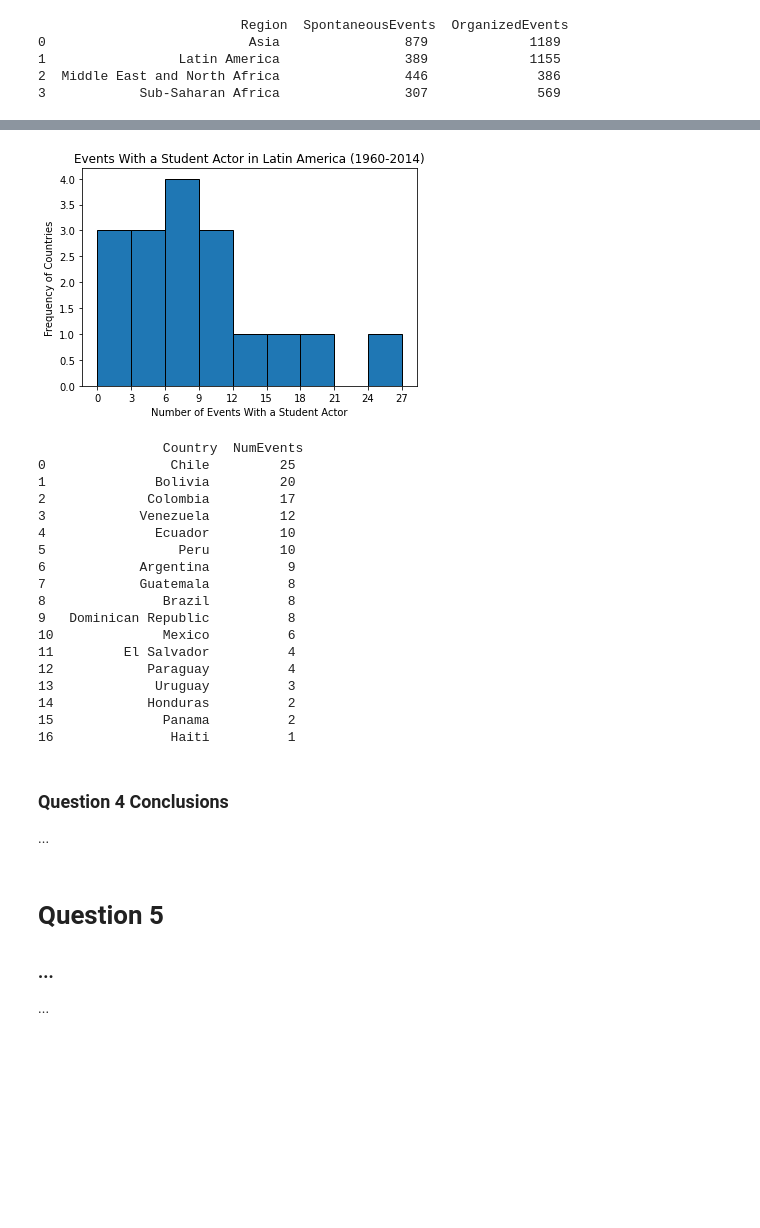
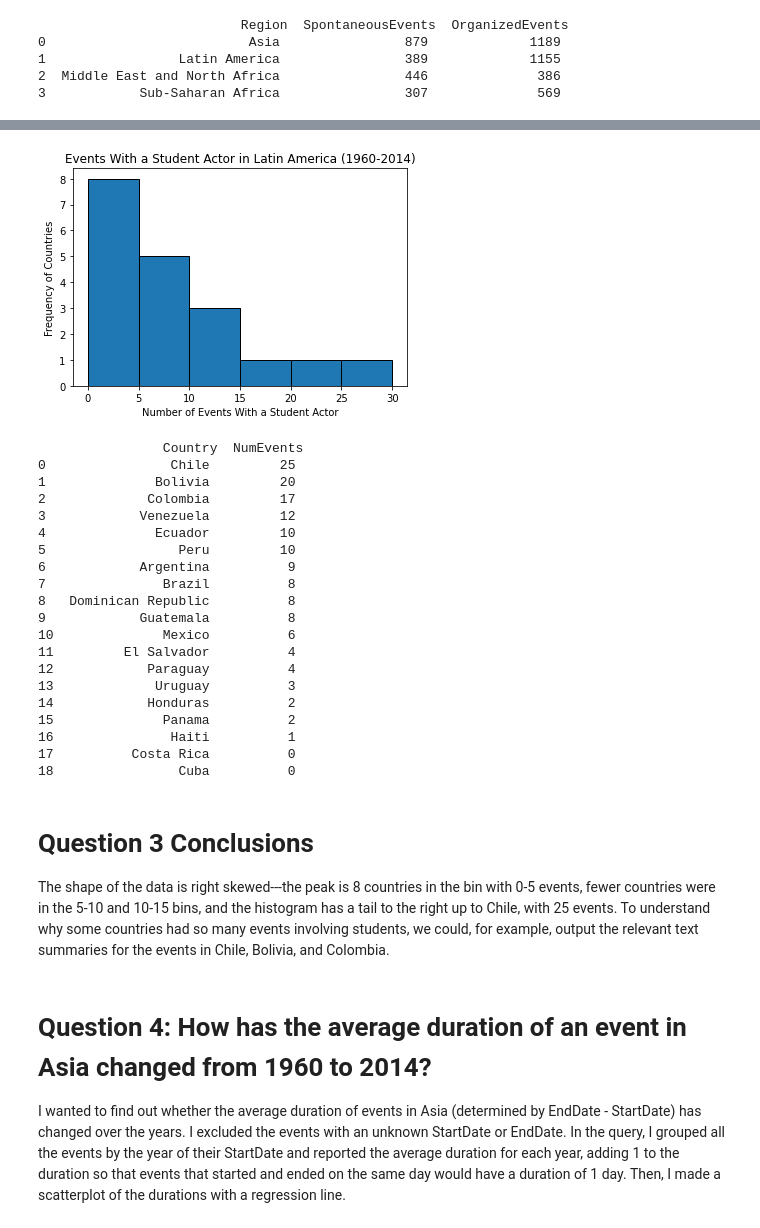
Before and after one commit to andrewcheung27/csc365-lab8, a Jupyter notebook: Lab8-acheun29.ipynb, the cells around one changed output, grey strips where cells are left out. Cells and saved outputs as stored; diff of their text form; code cells hidden in the pictures; blank space fills up the shorter version.

```diff
--- a/Lab8-acheun29.ipynb
+++ b/Lab8-acheun29.ipynb
@@ -309,18 +182,19 @@ def execute_sql(cursor):
                                 "OR INSTR(pt.ProblemType, 'Warfare') > 0))"
                    "SELECT dems.Num AS Demonstrations, riots.Num AS Riots, "
                         "terr.Num AS Terrorism, "
-                        "aw.Num AS `Warfare/Armed Incident` "
+                        "aw.Num AS `Warfare/Armed Incident`, "
+                        "dems.Num + riots.Num + terr.Num + aw.Num AS Total "
                    "FROM dems, riots, terr, aw;")
 
     records = cursor.fetchall()
-    df = pd.DataFrame(records, columns=["Demonstrations", "Riots", "Terrorism", "Warfare/Armed Incident"])
-    nums = [float(x) for x in df.iloc[0].tolist()]
-    categories = df.columns
+    df = pd.DataFrame(records, columns=["Demonstrations", "Riots", "Terrorism", "Warfare/Armed Incident", "Total"])
+    nums = [float(x) for x in df.iloc[0].tolist()][0:4]
+    categories = df.columns[0:4]
 
     # pie chart
     plt.figure(figsize=(10, 8), dpi=80, facecolor="white")
     plt.pie(nums, labels=categories, autopct='%.2f%%')
-    plt.title("Types of Urban Unrest Events in Sub-Saharan Africa (1960-2014)")
+    plt.title("Types of Urban Unrest Events Targeting the Government in Sub-Saharan Africa (1960-2014)")
     plt.show()
 
     print("\n\n", df)
@@ -394,19 +266,18 @@ def execute_sql(cursor):
                             "AND Cities.Country = Countries.ISO3 "
                             "AND Countries.Region = 'Latin America' "
                             "AND INSTR(ea.actor, 'Students') > 0 "
-                            # "AND YEAR(e.StartDate) < 2000 "
                             "AND YEAR(e.StartDate) >= 1964 "
                             "AND YEAR(e.StartDate) <= 2014 "
                        "GROUP BY Countries.Country) "
-                    "SELECT Country, IFNULL(Num, 0) AS EventsWithStudentActor "
-                    "FROM (SELECT Country FROM Countries WHERE Region = 'Latin America') AS latam"
+                   "SELECT Country, IFNULL(Num, 0) AS NumEvents "
+                   "FROM (SELECT Country FROM Countries WHERE Region = 'Latin America') AS latam "
                         "LEFT JOIN with_students USING(Country) "
-                    "ORDER BY EventsWithStudentActor DESC;")
+                   "ORDER BY NumEvents DESC;")
 
     records = cursor.fetchall()
     df = pd.DataFrame(records, columns=["Country", "NumEvents"])
 
-    bins = [0, 3, 6, 9, 12, 15, 18, 21, 24, 27]
+    bins = [0, 5, 10, 15, 20, 25, 30]
     ax = plt.subplots()[1]
     ax.set_xticks(bins)
 
@@ -428,34 +299,34 @@ def main():
         passString = pwdFile.readline().strip()
     except FileNotFoundError as e:
         print(e)
         return 1
 
     hostName = "mysql.labthreesixfive.com"
     portName = "3306"
 
     connector = None
     cursor = None
     try:
         connector = mysql.connector.connect(host=hostName, port=portName,
                                             database=dbName, user=userName,
                                             password=passString)
         cursor = connector.cursor()
         execute_sql(cursor)
 
     except Error as e:
         print("connection error:", e)
 
     finally:
         if connector is not None and connector.is_connected():
             if cursor is not None:
                 cursor.close()
             connector.close()
 
 
 if __name__ == "__main__":
     main()
 # %% [output]
-[figure, old version]
+[figure, new version]
                 Country  NumEvents
 0                Chile         25
 1              Bolivia         20
@@ -464,9 +335,9 @@ if __name__ == "__main__":
 4              Ecuador         10
 5                 Peru         10
 6            Argentina          9
-7            Guatemala          8
-8               Brazil          8
-9   Dominican Republic          8
+7               Brazil          8
+8   Dominican Republic          8
+9            Guatemala          8
 10              Mexico          6
 11         El Salvador          4
 12            Paraguay          4
@@ -474,16 +345,16 @@ if __name__ == "__main__":
 14            Honduras          2
 15              Panama          2
 16               Haiti          1
+17          Costa Rica          0
+18                Cuba          0
 # %% [markdown]
-### Question 4 Conclusions
+# Question 3 Conclusions
 
-...
+The shape of the data is right skewed---the peak is 8 countries in the bin with 0-5 events, fewer countries were in the 5-10 and 10-15 bins, and the histogram has a tail to the right up to Chile, with 25 events. To understand why some countries had so many events involving students, we could, for example, output the relevant text summaries for the events in Chile, Bolivia, and Colombia.
 # %% [markdown]
-# Question 5
+# Question 4: How has the average duration of an event in Asia changed from 1960 to 2014?
 
-### ...
-
-...
+I wanted to find out whether the average duration of events in Asia (determined by EndDate - StartDate) has changed over the years. I excluded the events with an unknown StartDate or EndDate. In the query, I grouped all the events by the year of their StartDate and reported the average duration for each year, adding 1 to the duration so that events that started and ended on the same day would have a duration of 1 day. Then, I made a scatterplot of the durations with a regression line.
 # %%
 import matplotlib.pyplot as plt
 import mysql.connector
```
Also changed, not shown: parts of 15 cells of this notebook.
